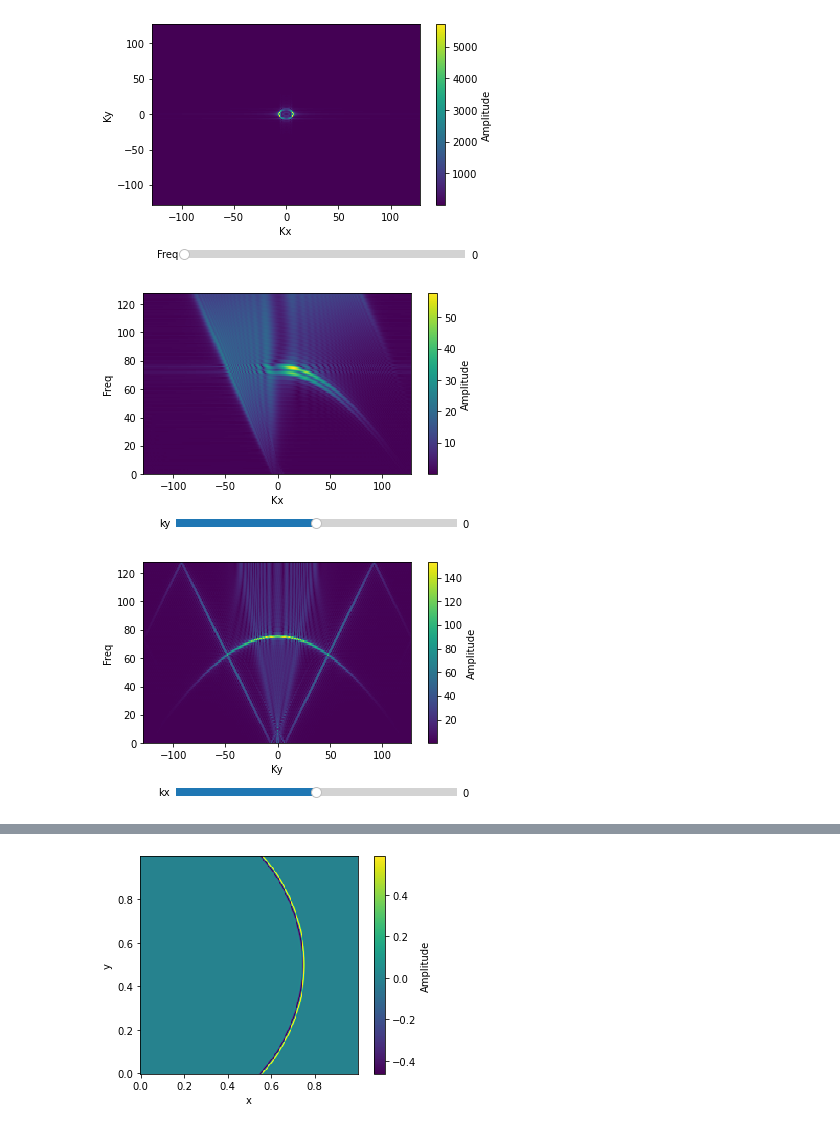
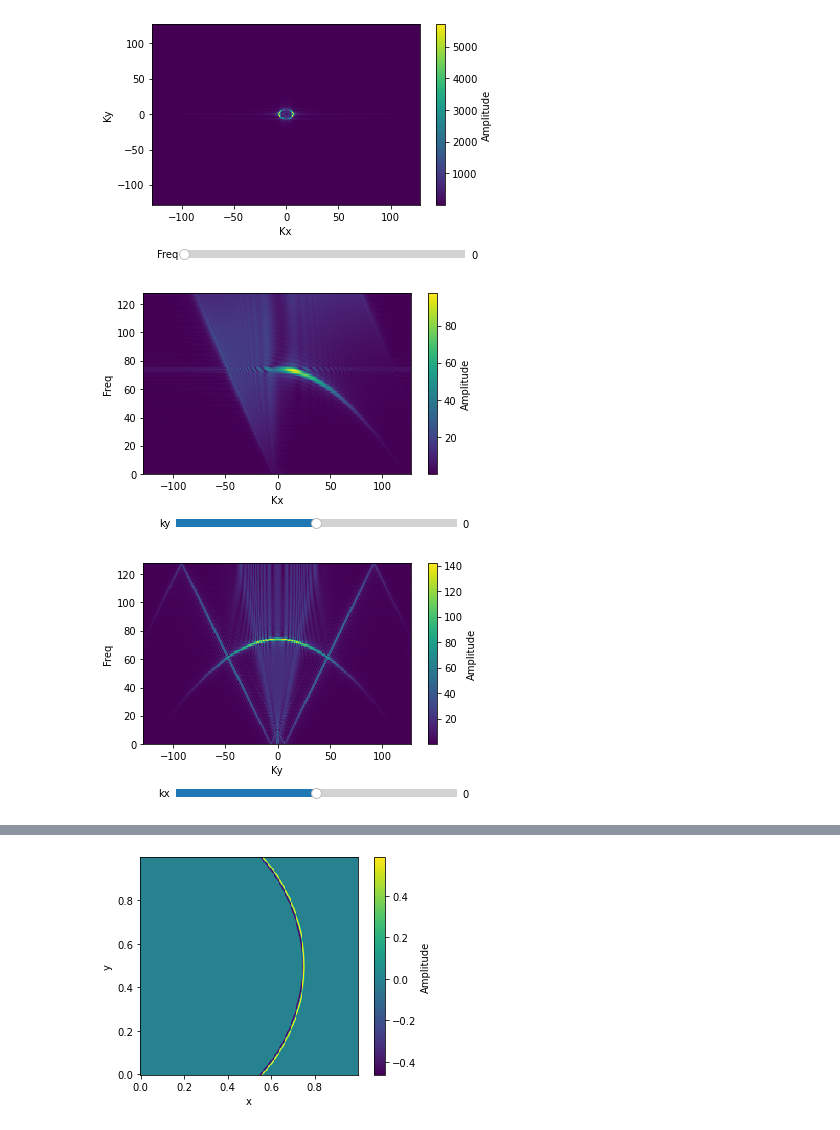
Before and after one commit to PaRaD1SE98/waves, a Jupyter notebook: notebooks/3d_waves_mpl.ipynb, the cells around one changed output, grey strips where cells are left out. Drawn from its saved outputs; the diff is of its cells as text; code cells hidden in the pictures.

```diff
--- a/notebooks/3d_waves_mpl.ipynb
+++ b/notebooks/3d_waves_mpl.ipynb
@@ -205,7 +205,7 @@ def kx_val_to_idx(v):
     :param v: slide value
     :rtype: int
     """
-    return int(v * x_max - 1)
+    return int(v * x_max)
 
 
 plt.close()
@@ -238,7 +238,7 @@ def update_ky(val):
 ky_slider.on_changed(update_ky)
 plt.show()
 # %% [output]
-[figure, old version]
+[figure, new version]
 # %%
 def kyx_val_to_idx(v):
     """
@@ -246,39 +246,39 @@ def kyx_val_to_idx(v):
     :param v: slide value
     :rtype: int
     """
-    return int(v * y_max - 1)
+    return int(v * y_max)
 
 
 plt.close()
 fig5 = plt.figure()
 ax5 = fig5.add_subplot()
 ax5.set_xlabel('Ky')
 ax5.set_ylabel('Freq')
 Ky, Freq = np.meshgrid(KY, FREQ, indexing='ij')
 image_fft_kx = ax5.pcolormesh(Ky, Freq, shifted_fft[kyx_val_to_idx(0), :, :], cmap='viridis')
 plt.ylim(0, sft / 2)  # set valid frequency window
 # ax5.set_aspect(x / y)
 plt.colorbar(image_fft_kx, label='Amplitude')
 plt.subplots_adjust(bottom=0.25)
 ax_kx = plt.axes([0.20, 0.05, 0.65, 0.06])
 kx_slider = Slider(
     ax=ax_kx,
     label='kx',
     valmin=-sfy / 2,
     valmax=sfy / 2,
     valinit=0,
     valstep=1 / x_max,
 )
 
 
 def update_kx(val):
     ax5.pcolormesh(Ky, Freq, shifted_fft[kyx_val_to_idx(val), :, :], cmap='viridis')
     fig5.canvas.draw_idle()
 
 
 kx_slider.on_changed(update_kx)
 plt.show()
 # %% [output]
-[figure, old version]
+[figure, new version]
 # %%
 ifft_result = np.fft.ifftn(fft_result).real
```
Also changed, not shown: parts of 2 cells of this notebook, 2 other files.
